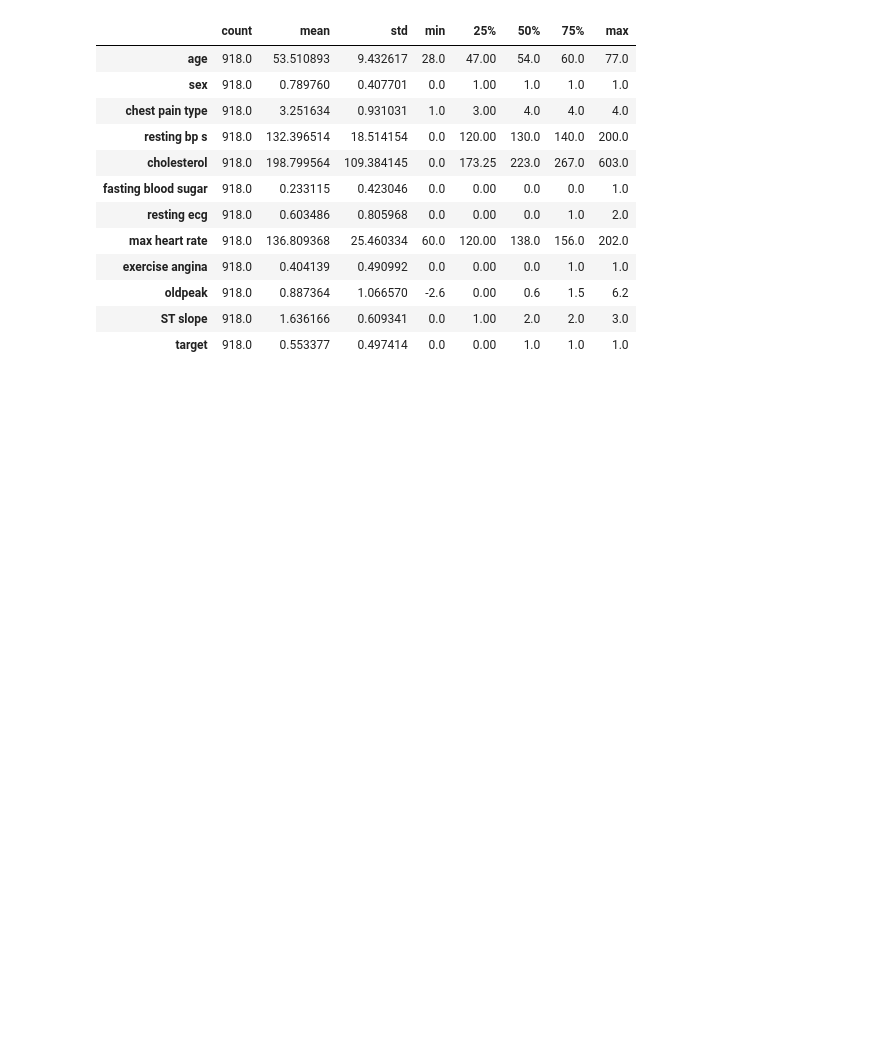
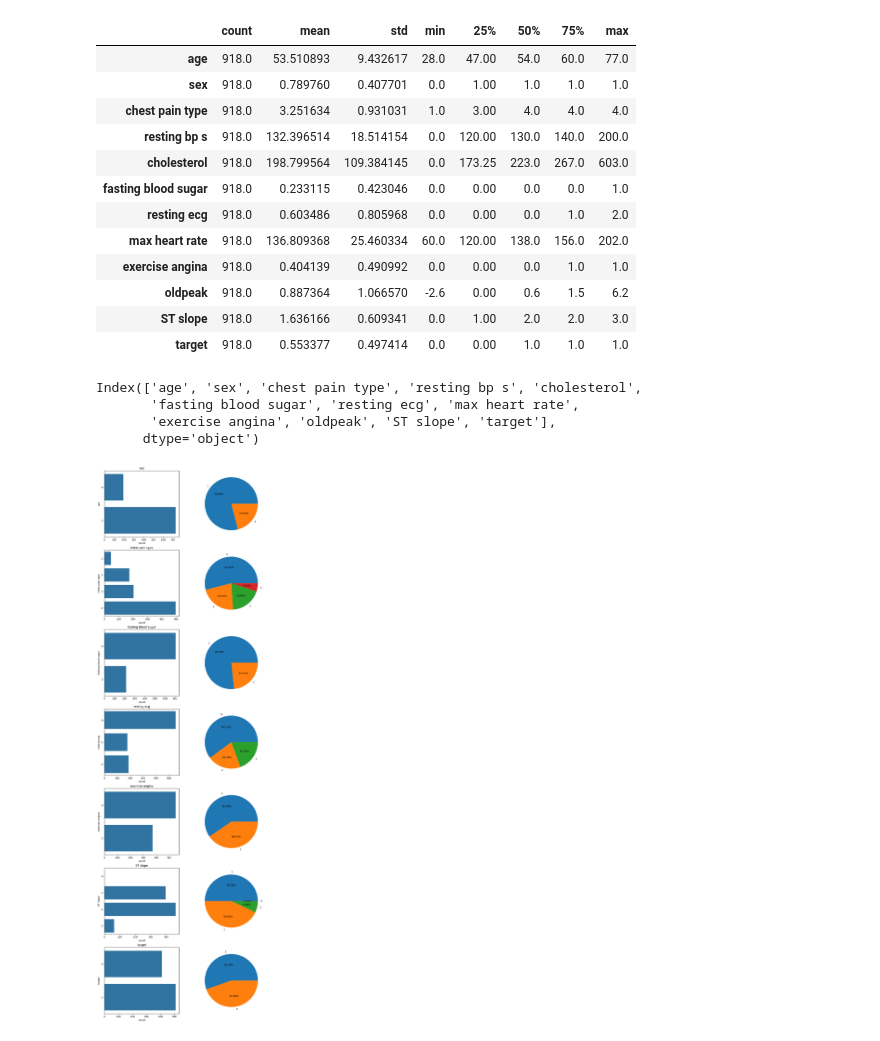
Before and after one commit to archaic-panda/Heart-Problems-Prediction, a Jupyter notebook: heart_disease_prediction.ipynb, the cells around one changed output. Drawn from its saved outputs; the diff is of its cells as text; code cells hidden in the pictures; blank space fills up the shorter version.

```diff
--- a/heart_disease_prediction.ipynb
+++ b/heart_disease_prediction.ipynb
@@ -116,3 +115,10 @@ df.describe().T
 | oldpeak | 918.0 | 0.887364 | 1.066570 | -2.6 | 0.00 | 0.6 | 1.5 | 6.2 |
 | ST slope | 918.0 | 1.636166 | 0.609341 | 0.0 | 1.00 | 2.0 | 2.0 | 3.0 |
 | target | 918.0 | 0.553377 | 0.497414 | 0.0 | 0.00 | 1.0 | 1.0 | 1.0 |
+# %%
+df.columns
+# %% [output]
+Index(['age', 'sex', 'chest pain type', 'resting bp s', 'cholesterol',
+       'fasting blood sugar', 'resting ecg', 'max heart rate',
+       'exercise angina', 'oldpeak', 'ST slope', 'target'],
+      dtype='object')
@@ -118,0 +134,17 @@ df.describe().T
+# %%
+column_name = ['sex', 'chest pain type', 'fasting blood sugar' ,'resting ecg', 'exercise angina', 'ST slope', 'target']
+fig = plt.subplots(nrows=7, ncols=2, figsize=(12,40))
+n = 1
+m = 2
+
+for num in column_name:
+    plt.subplot(7,2,n)
+    sns.barplot(data=df[num].value_counts(), orient='h')
+    plt.title(num)
+    n=n+2
+
+    plt.subplot(7,2,m)
+    plt.pie(df[num].value_counts(), labels=df[num].value_counts().index, autopct = '%1.2f%%')
+    m=m+2
+# %% [output]
+[figure, added]
```
Also changed, not shown: parts of 4 cells of this notebook.
